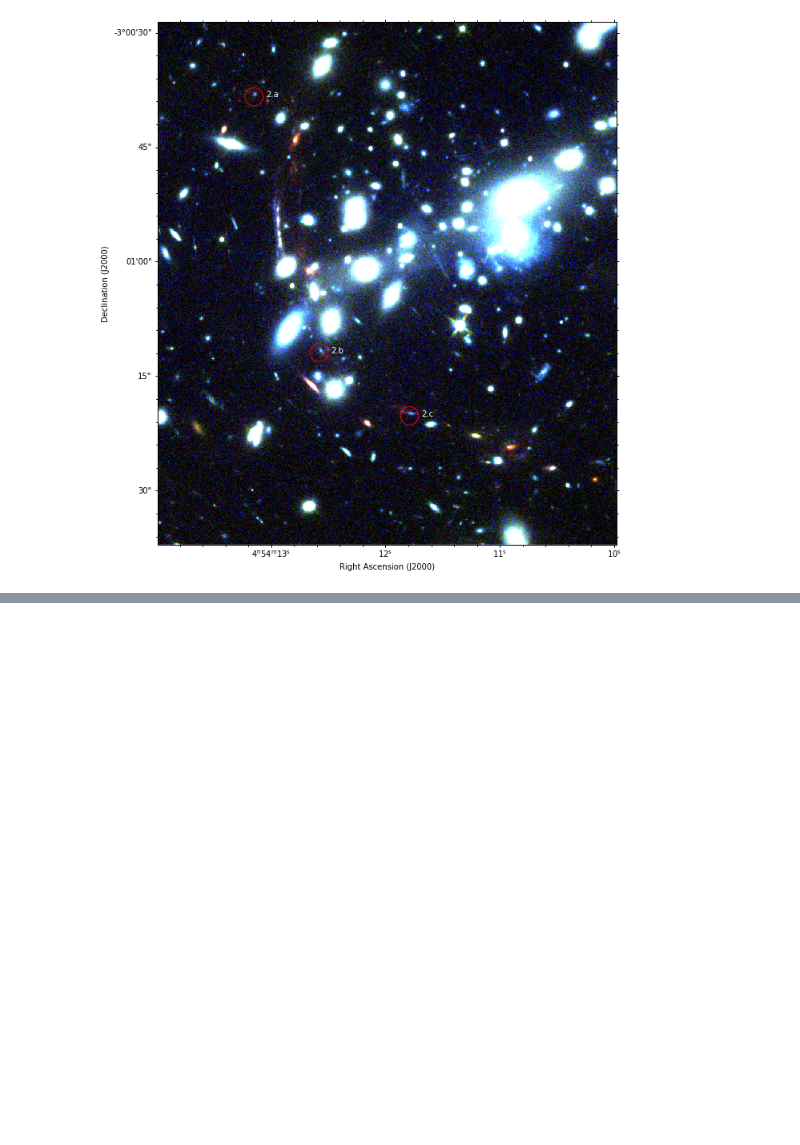
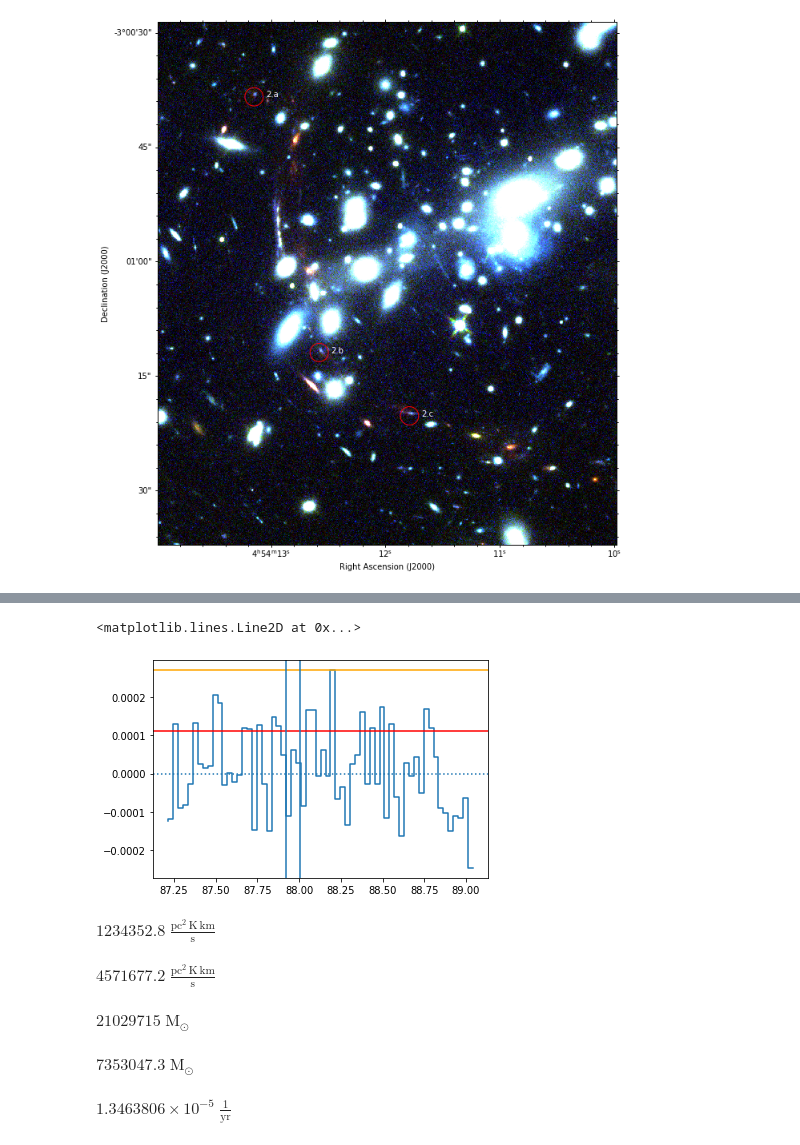
Before and after one commit to al-jshen/cta200, a Jupyter notebook: project/Untitled.ipynb, the cells around one changed output, grey strips where cells are left out. Drawn from its saved outputs; the diff is of its cells as text; code cells hidden in the pictures; blank space fills up the shorter version.

```diff
--- a/project/Untitled.ipynb
+++ b/project/Untitled.ipynb
@@ -333,0 +372,34 @@ sfe = sfr / delensed_gas_mass
+# %%
+plt.step(z2a.freq, z2a.intensity)
+plt.axhline(0, linestyle=":")
+plt.axhline(maxsig, c='orange')
+plt.axhline(RMS(z2a.intensity), c='red')
+plt.axvline(g_fits[0].mean.value + up_fwhm/2)
+plt.axvline(g_fits[0].mean.value - up_fwhm/2)
+# %% [output]
+<matplotlib.lines.Line2D at 0x...>
+[figure, added]
+# %%
+x1
+# %% [output]
+$1234352.8 \; \mathrm{\frac{pc^{2}\,K\,km}{s}}$
+# %%
+x2 = x1 / .27
+x2
+# %% [output]
+$4571677.2 \; \mathrm{\frac{pc^{2}\,K\,km}{s}}$
+# %%
+x3 = x2 * a_conversion_factor
+x3
+# %% [output]
+$21029715 \; \mathrm{M_{\odot}}$
+# %%
+x4 = x3 / 2.86
+x4
+# %% [output]
+$7353047.3 \; \mathrm{M_{\odot}}$
+# %%
+x5 = (99 * u.M_sun / u.yr) / x4
+x5
+# %% [output]
+$1.3463806 \times 10^{-5} \; \mathrm{\frac{1}{yr}}$
```
Also changed, not shown: parts of 24 cells of this notebook, 13 other files.
